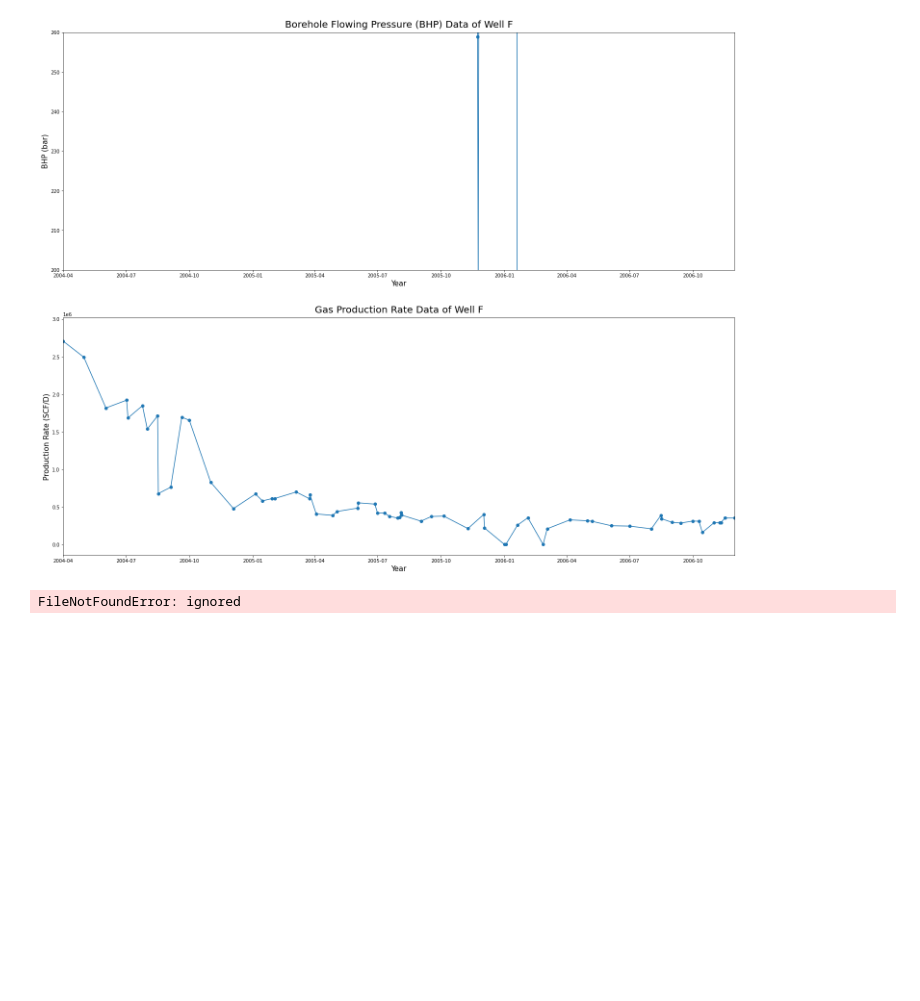
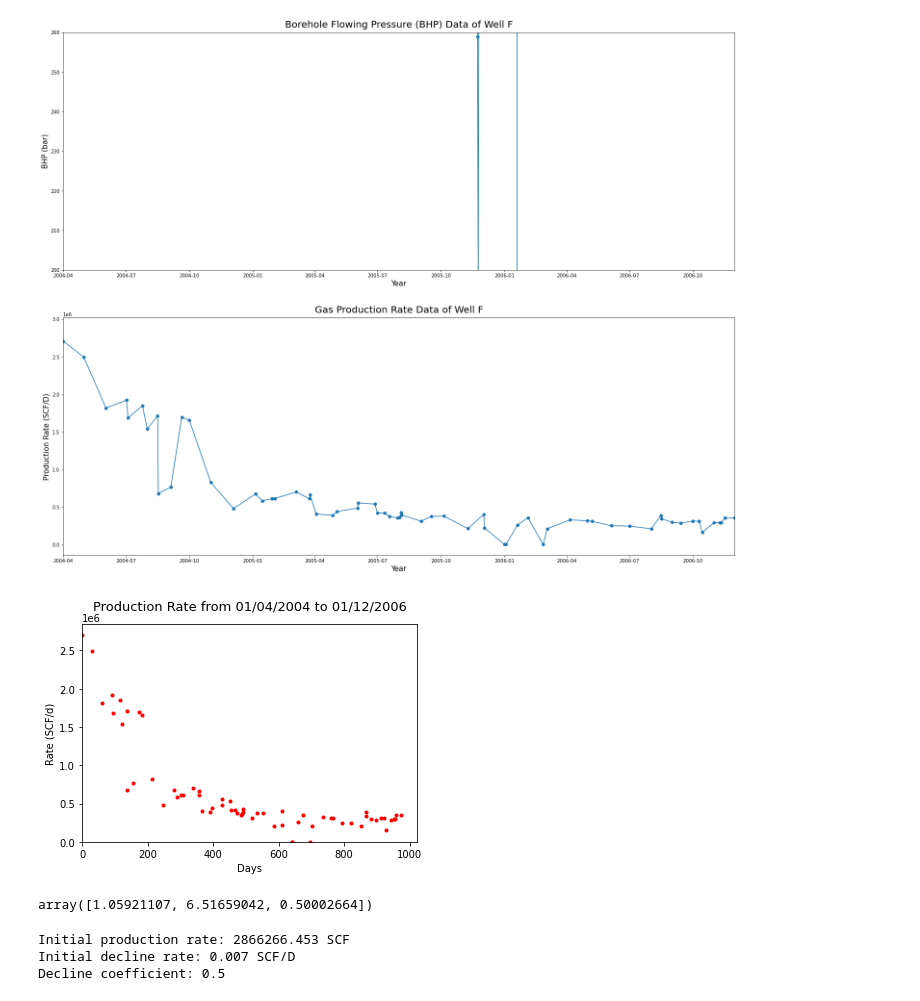
Before and after one commit to kamalif/Res-Eng, a Jupyter notebook: Production_Data.ipynb, the cells around one changed output. Drawn from its saved outputs; the diff is of its cells as text; code cells hidden in the pictures; blank space fills up the shorter version.

```diff
--- a/Production_Data.ipynb
+++ b/Production_Data.ipynb
@@ -169,14 +169,32 @@ plt.show()
 # %% [output]
 [figure]
 # %%
-s_csv ='/content/Res-Eng/Production_Rate_Sample.csv'
-s_data = pd.read_csv(s_csv)
-s_data.head(10)
+df = pd.read_csv('https://raw.githubusercontent.com/kamalif/Res-Eng/main/Production_Rate_Sample.csv')
 
 # convert date string to Panda datetime format
-#df['Date'] =  pd.to_datetime(df['Date'], format='%Y-%m-%d')
+df['Date'] =  pd.to_datetime(df['Date'], format='%Y-%m-%d')
 
-#t = df['Date']
-#q = df['Rate (SCF/d)']
+t = df['Date']
+q = df['Rate (SCF/d)']
-# %% [output]
-FileNotFoundError: ignored
+# %%
+import datetime
+
+# subtract one datetime to another datetime
+timedelta = [j-i for i, j in zip(t[:-1], t[1:])]
+timedelta = np.array(timedelta)
+timedelta = timedelta / datetime.timedelta(days=1)
+
+# take cumulative sum over timedeltas
+t = np.cumsum(timedelta)
+t = np.append(0, t)
+t = t.astype(float)
+# %%
+plt.plot(t, q, '.', color='red')
+plt.title('Production Rate from 01/04/2004 to 01/12/2006', size=13, pad=15)
+plt.xlabel('Days')
+plt.ylabel('Rate (SCF/d)')
+plt.xlim(xmin=0); plt.ylim(ymin=0)
+
+plt.show()
+# %% [output]
+[figure, added]
@@ -182,0 +209,21 @@ FileNotFoundError: ignored
+# %%
+from scipy.optimize import curve_fit
+
+popt, pcov = curve_fit(hyperbolic, t_normalized, q_normalized)
+popt
+# %% [output]
+array([1.05921107, 6.51659042, 0.50002664])
+# %%
+qi, di, b = popt
+
+# de-normalize qi and di
+qi = qi * max(q)
+di = di / max(t)
+
+print('Initial production rate:', np.round(qi, 3), 'SCF')
+print('Initial decline rate:', np.round(di, 3), 'SCF/D')
+print('Decline coefficient:', np.round(b, 3))
+# %% [output]
+Initial production rate: 2866266.453 SCF
+Initial decline rate: 0.007 SCF/D
+Decline coefficient: 0.5
```
Also changed, not shown: parts of 4 cells of this notebook.
